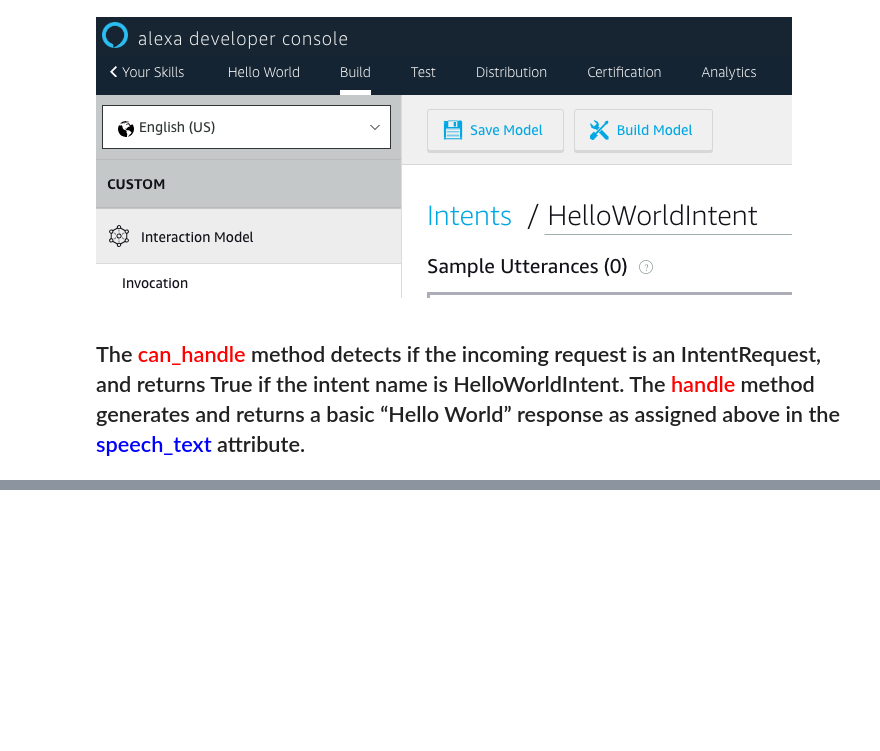
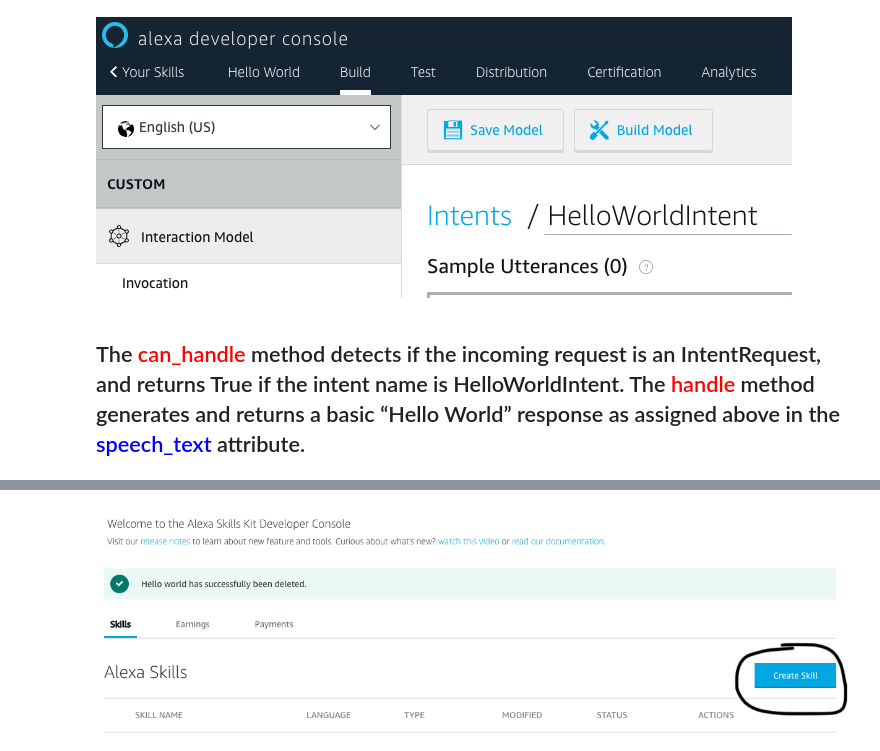
Before and after one commit to jcamier/alexa_hello_zen_python, a Jupyter notebook: alexa_python_talk.ipynb, the cells around one changed output, grey strips where cells are left out. Drawn from its saved outputs; the diff is of its cells as text; code cells hidden in the pictures; blank space fills up the shorter version.

Commit message:
alexa step by step instructions

```diff
--- a/alexa_python_talk.ipynb
+++ b/alexa_python_talk.ipynb
@@ -94,0 +102,4 @@ Image(filename='./hello_world_intent.png')
+# %%
+Image(filename='./alexa_step_1.png')
+# %% [output]
+[figure, added]
```
Also changed, not shown: parts of 5 cells of this notebook, 4 other files.
